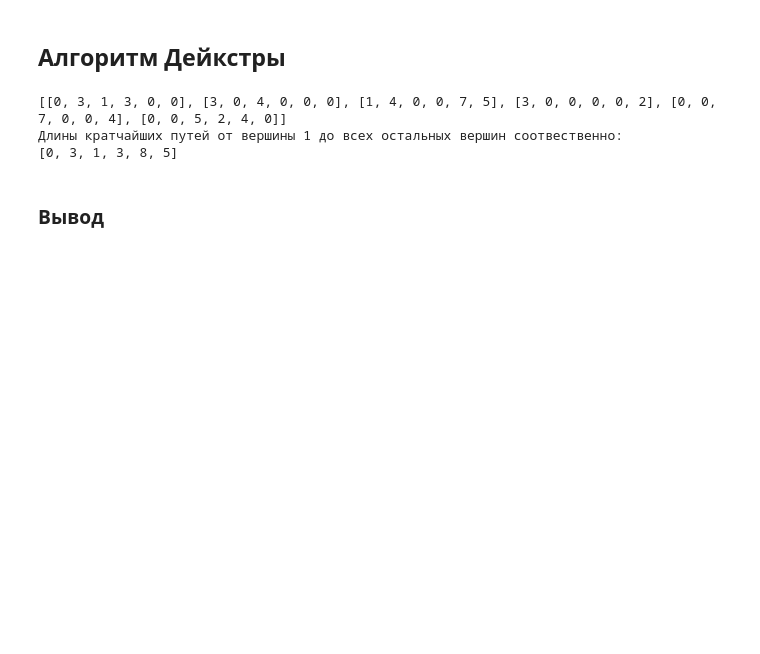
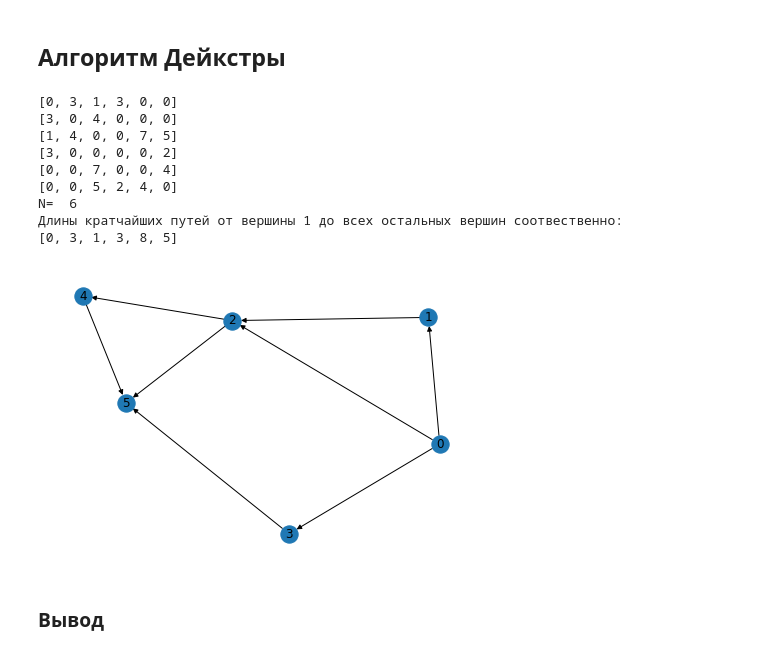
Before and after one commit to denixx-dev/SIAOD_Denis_Smirnov, a Jupyter notebook: Labs/Lab6.ipynb, the cells around one changed output. Cells and saved outputs as stored; diff of their text form; code cells hidden in the pictures; blank space fills up the shorter version.

```diff
--- a/Labs/Lab6.ipynb
+++ b/Labs/Lab6.ipynb
@@ -26,21 +91,26 @@
 # %% [markdown]
 ## Алгоритм Дейкстры
 # %%
+import networkx as nx
 import math
+import matplotlib.pyplot as plt
+import numpy as np
 
 try:
   #считываем текстовый файл
-    with open("C:/Users/denis/Python_SIAOD/SIAOD_Denis_Smirnov/Labs/Matrix_6.txt", "r", encoding = "utf-8") as fileDij:
-
+#     with open("C:/Users/Денис/Python_SIAOD/SIAOD_Denis_Smirnov/Labs/Matrix_6.txt", "r", encoding = "utf-8") as fileDij:
+    with open("C:/Users/Денис/Python_SIAOD/Python_SIAOD/Labs/Matrix_6.txt", "r", encoding = "utf-8") as fileDij:
         matrix = [[int(num) for num in line.split(',')] for line in fileDij] #загружаем матрицу дорог графа
 
-        print(matrix)
+        for i in matrix:
+            print(i)
 
         N = len(matrix) #число вершин в нашем графе
+        print("N= ", N)
         T = [math.inf] * N #финальная строка длин (inf - бесконечность)
         startV = 0 #стартовая вершина
-        viewedV = {startV} #множество просмотренных вершин (в зависимости от старо-й вершины)
-        T[startV] = 0 #нулевой вес старостовой вершины должен быть равен 0!
+        viewedV = {startV} #множество просмотренных вершин (в зависимости от старnовой вершины)
+        T[startV] = 0 #нулевой вес стартовой вершины должен быть равен 0!
 
         #метод перебора всех связанных вершин
         #просматриваем все веса других, связанных с startV вершин, и возвращаем вершину с мин.значением
@@ -51,33 +121,43 @@ try:
 
         #метод нахождения в таблицы вершины с мин.весом
         def findMinWei(T, viewedV):
             amin = -1 #начальный минимум, начальное состояние
             m = max(T) #находим макс.значение финимальной строки
             for i, t in enumerate(T):
                 if (t < m and i not in viewedV): #находим мин.значение вершин, которые не были ещё рассмотрены
                     m = t
                     amin = i
             return amin #возвращаем вершину с мин.значением
 
         #заполяем T-табличку мин.весами
         while (startV != -1): #цикл для прохождению по вершинам (если -1, то по всем вершинам прошли)
             for j in getLinkWithV(startV, matrix): #перебераем все связанные вершины с вершиной startV
                 if (j not in viewedV): #если рассматриваемая строка таблицы не была просмотрена
                     wei = T[startV] + matrix[startV][j] #получаем путь, что прошли до минимальной вершины
                 if (wei < T[j]): #если вес меньше последней позиции нашей финальной строки
                     T[j] = wei #присваиваем минимальное значение, то есть меняем мин.длину
           #должны найти мин.аргумент между последней строчкой и множеством, что уже было просмотрено
             startV = findMinWei(T, viewedV) #находим мин.значение вершины
             if (startV > 0):
                 viewedV.add(startV)
         print("Длины кратчайших путей от вершины 1 до всех остальных вершин соотвественно: ")
         print(T)
 
+        graph = nx.Graph(np.matrix(matrix))
+        nx.draw(graph, pos=nx.spring_layout(graph), with_labels=True, node_size=300, arrows=True)
+
 except FileNotFoundError:
     print("Файл не был найден")
 # %% [output]
-[[0, 3, 1, 3, 0, 0], [3, 0, 4, 0, 0, 0], [1, 4, 0, 0, 7, 5], [3, 0, 0, 0, 0, 2], [0, 0, 7, 0, 0, 4], [0, 0, 5, 2, 4, 0]]
+[0, 3, 1, 3, 0, 0]
+[3, 0, 4, 0, 0, 0]
+[1, 4, 0, 0, 7, 5]
+[3, 0, 0, 0, 0, 2]
+[0, 0, 7, 0, 0, 4]
+[0, 0, 5, 2, 4, 0]
+N=  6
 Длины кратчайших путей от вершины 1 до всех остальных вершин соотвественно:
 [0, 3, 1, 3, 8, 5]
+[figure, added]
 # %% [markdown]
 ### Вывод
```
Also changed, not shown: parts of 1 cell of this notebook.
